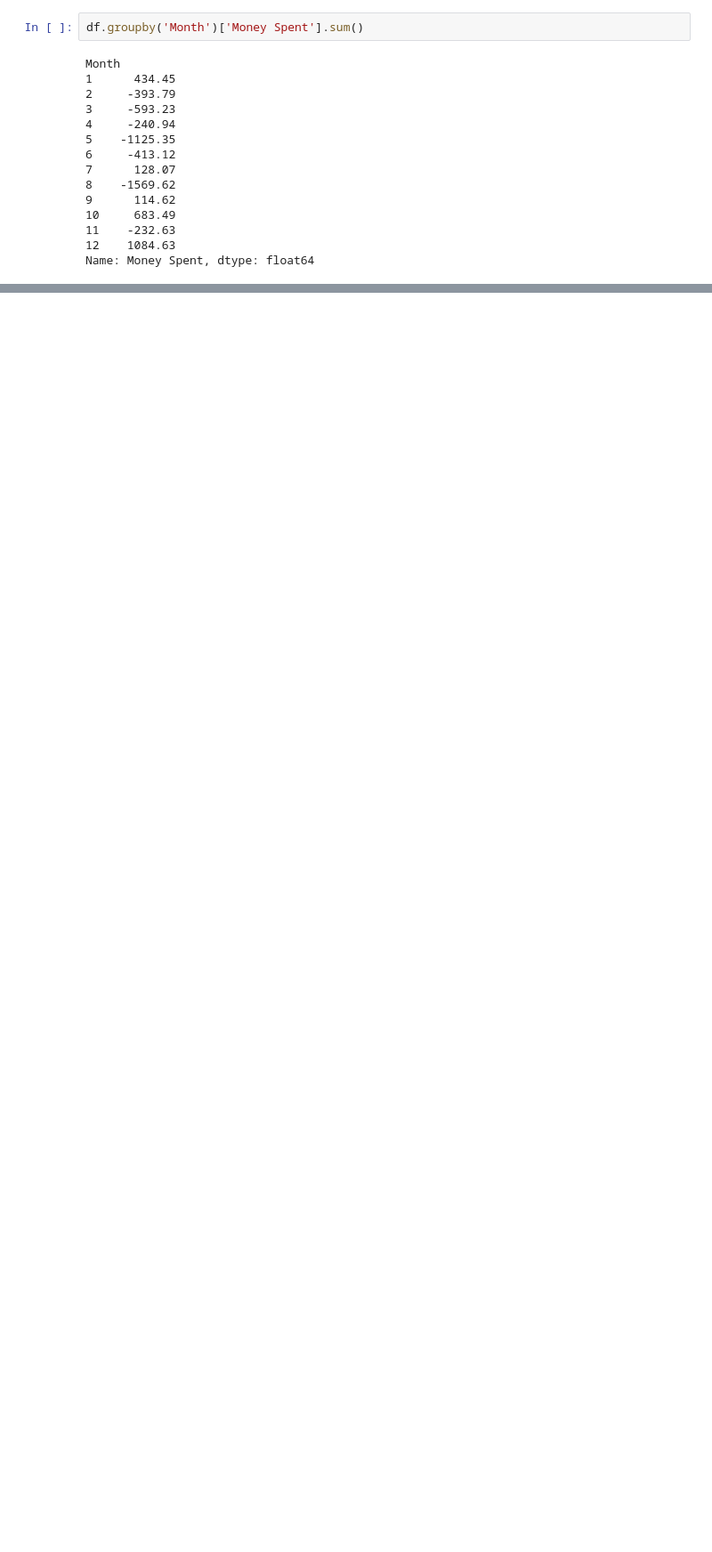
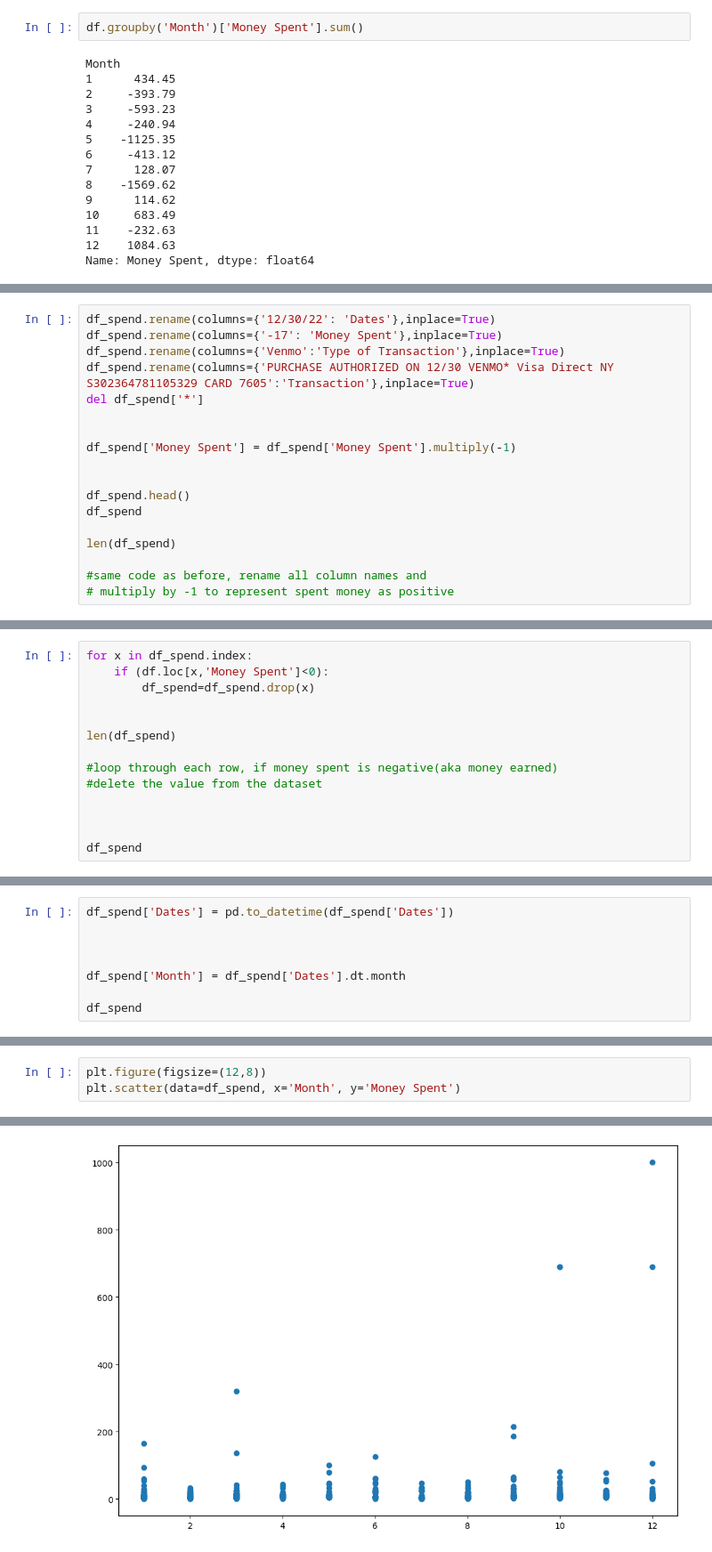
Before and after one commit to ekye0512/Personal_Bank_Budgeting, a Jupyter notebook: Personal_Bank_Budgeting.ipynb, the cells around one changed output, grey strips where cells are left out. Shown: that part at 89% size. Cells and saved outputs as stored; diff of their text form; blank space fills up the shorter version.

Commit message:
Added New Data Set from Mint.com

```diff
--- a/Personal_Bank_Budgeting.ipynb
+++ b/Personal_Bank_Budgeting.ipynb
@@ -298,0 +326,18 @@ Name: Money Spent, dtype: float64
+# %%
+df_spend.rename(columns={'12/30/22': 'Dates'},inplace=True)
+df_spend.rename(columns={'-17': 'Money Spent'},inplace=True)
+df_spend.rename(columns={'Venmo':'Type of Transaction'},inplace=True)
+df_spend.rename(columns={'PURCHASE AUTHORIZED ON 12/30 VENMO* Visa Direct NY S302364781105329 CARD 7605':'Transaction'},inplace=True)
+del df_spend['*']
+
+
+df_spend['Money Spent'] = df_spend['Money Spent'].multiply(-1)
+
+
+df_spend.head()
+df_spend
+
+len(df_spend)
+
+#same code as before, rename all column names and
+# multiply by -1 to represent spent money as positive
@@ -298,0 +346,14 @@ Name: Money Spent, dtype: float64
+# %%
+for x in df_spend.index:
+    if (df.loc[x,'Money Spent']<0):
+        df_spend=df_spend.drop(x)
+
+
+len(df_spend)
+
+#loop through each row, if money spent is negative(aka money earned)
+#delete the value from the dataset
+
+
+
+df_spend
@@ -298,0 +386,8 @@ Name: Money Spent, dtype: float64
+# %%
+df_spend['Dates'] = pd.to_datetime(df_spend['Dates'])
+
+
+
+df_spend['Month'] = df_spend['Dates'].dt.month
+
+df_spend
@@ -298,0 +408,4 @@ Name: Money Spent, dtype: float64
+# %%
+plt.figure(figsize=(12,8))
+plt.scatter(data=df_spend, x='Month', y='Money Spent')
+# %% [output]
@@ -298,0 +413 @@ Name: Money Spent, dtype: float64
+[figure, added]
```
Also changed, not shown: parts of 35 cells of this notebook, 1 other file.
